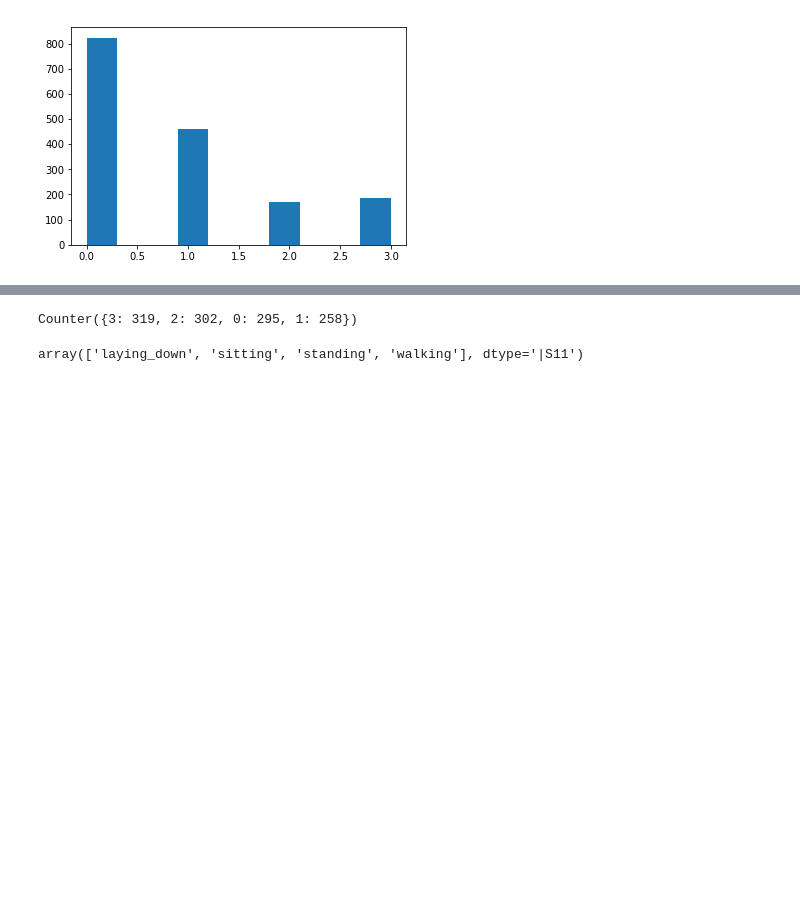
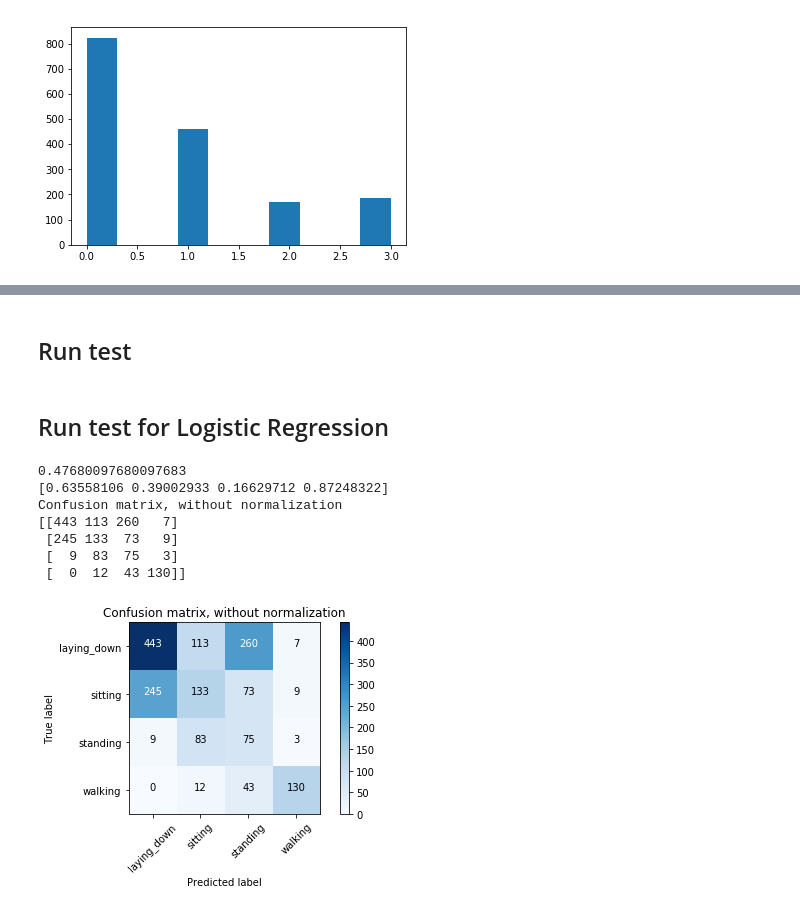
Before and after one commit to TSatyaVasanthReddy/Activity_Monitoring, a Jupyter notebook: Health_analytics_project1.ipynb, the cells around one changed output, grey strips where cells are left out. Cells and saved outputs as stored; diff of their text form; code cells hidden in the pictures; blank space fills up the shorter version.

```diff
--- a/Health_analytics_project1.ipynb
+++ b/Health_analytics_project1.ipynb
@@ -1118,6 +1253,5 @@ def run_lstm(features, labels, train_test_split_ratio, batch_size, epochs):
 # %%
-train_test_split_ratio = 0.1
 batch_size = 300
 epochs = 100
 
-run_lstm(features, labels, train_test_split_ratio, batch_size, epochs)
+fit_lstm(features, labels, batch_size, epochs, "lstm_model_accelerometer.h5")
@@ -1371,12 +1356,53 @@ array([ 8.31807172e+00, -2.58944945e+00,  4.85914690e+00,  6.24986504e-03,
-# %%
-from collections import Counter
-
-c = Counter(y)
-
-print(c)
-# %% [output]
-Counter({3: 319, 2: 302, 0: 295, 1: 258})
-# %%
-le.classes_
-# %% [output]
-array(['laying_down', 'sitting', 'standing', 'walking'], dtype='|S11')
+# %% [markdown]
+## Run test
+# %%
+from sklearn.metrics import confusion_matrix
+import itertools
+
+def fit_model_and_run_test(modelName, args, features, labels, test_features, test_labels):
+
+    le = preprocessing.LabelEncoder()
+
+    scaler = preprocessing.StandardScaler()
+    X = scaler.fit_transform(features)
+
+    X = np.array(preprocessing.scale(features))
+    y = le.fit_transform(labels)
+
+    model = getModel(modelName, args)
+    model.fit(X, y)
+
+
+    X = scaler.transform(test_features)
+    y = le.transform(test_labels)
+
+    prediction = model.predict(X)
+
+    accuracy = metrics.accuracy_score(y, prediction)
+    precision = metrics.precision_score(y, prediction, average = None)
+
+    print("Overall accuracy: ", accuracy)
+    print("Precision per class: ", precision)
+    print("\n\n")
+
+    cnf_matrix = confusion_matrix(y,prediction)
+
+    plot_confusion_matrix(cnf_matrix, classes=le.classes_,
+                          title='Confusion matrix, without normalization')
+
+    return
+# %% [markdown]
+## Run test for Logistic Regression
+# %%
+args = []
+
+fit_model_and_run_test('LogisticRegression', args, features, labels, test_features, test_labels)
+# %% [output]
+0.47680097680097683
+[0.63558106 0.39002933 0.16629712 0.87248322]
+Confusion matrix, without normalization
+[[443 113 260   7]
+ [245 133  73   9]
+ [  9  83  75   3]
+ [  0  12  43 130]]
+[figure, added]
```
Also changed, not shown: parts of 50 cells of this notebook.
